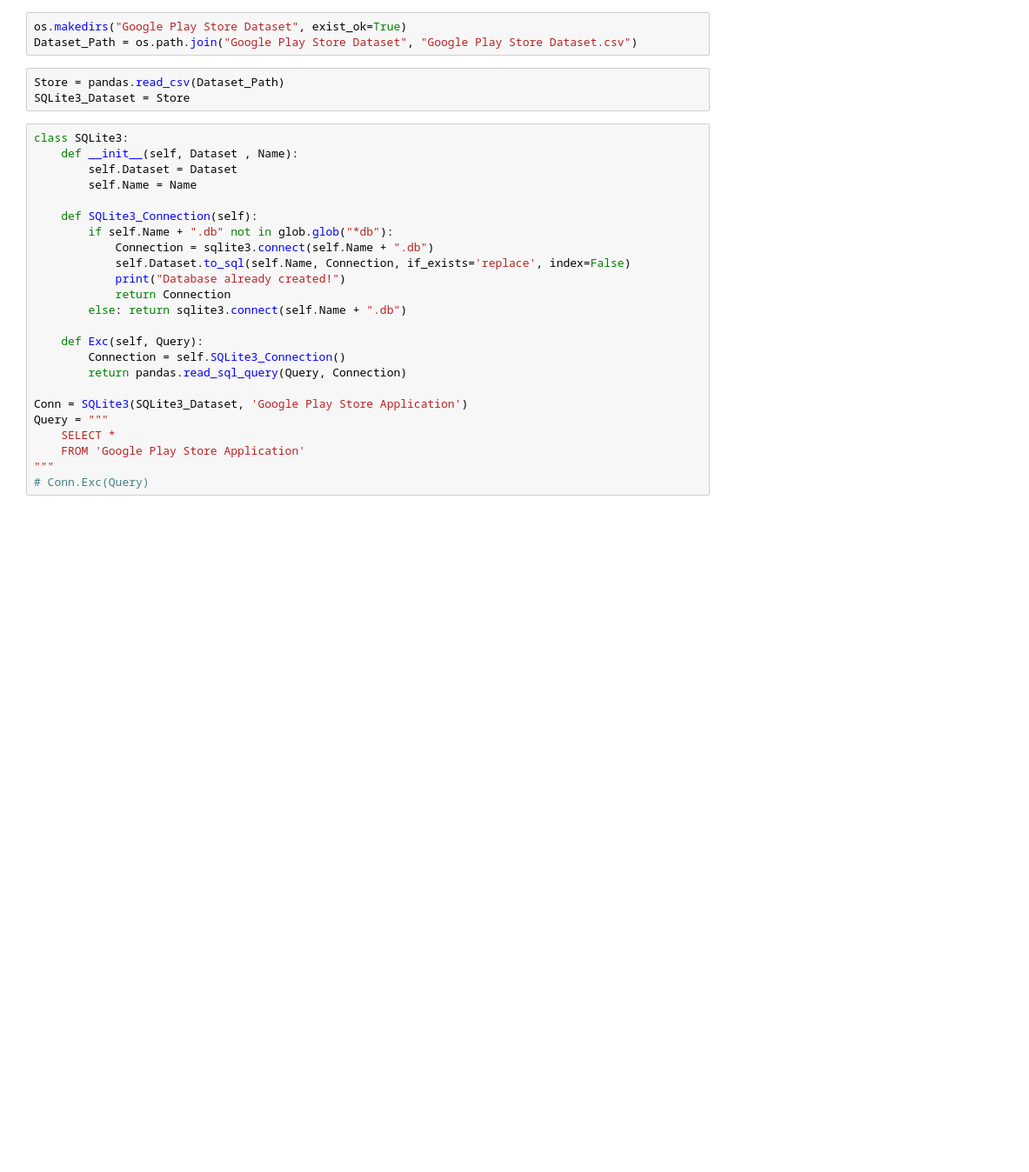
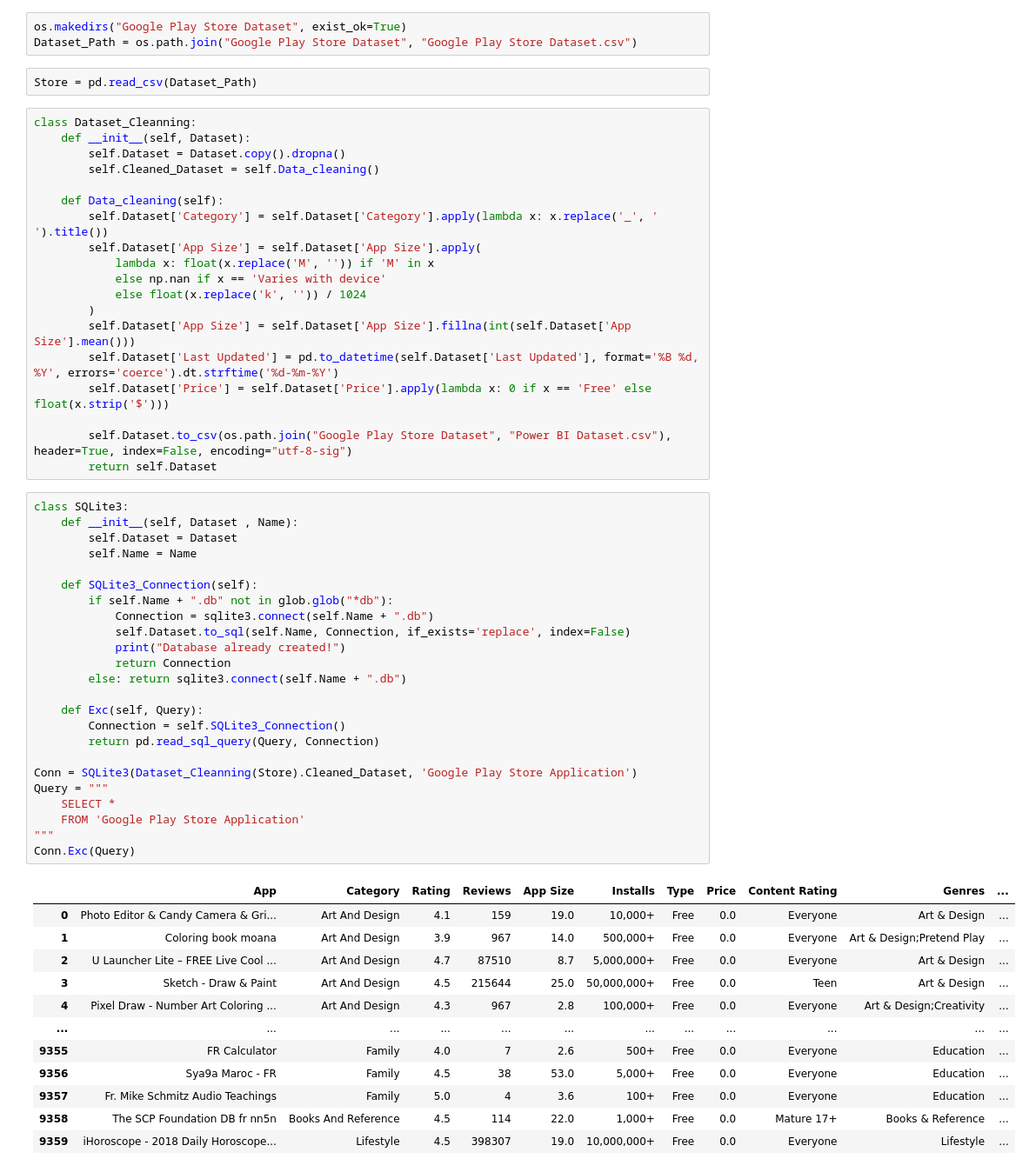
Before and after one commit to onsra520/Google-Play-Application-Analysis, a Jupyter notebook: Google Applications Analysis.ipynb, the cells around one changed output. Shown at 87% size. Drawn from its saved outputs; the diff is of its cells as text; blank space fills up the shorter version.

```diff
--- a/Google Applications Analysis.ipynb
+++ b/Google Applications Analysis.ipynb
@@ -10,29 +11,60 @@ from tensorflow.keras.layers import LSTM, Dense, Dropout
 os.makedirs("Google Play Store Dataset", exist_ok=True)
 Dataset_Path = os.path.join("Google Play Store Dataset", "Google Play Store Dataset.csv")
 # %%
-Store = pandas.read_csv(Dataset_Path)
-SQLite3_Dataset = Store
+Store = pd.read_csv(Dataset_Path)
+# %%
+class Dataset_Cleanning:
+    def __init__(self, Dataset):
+        self.Dataset = Dataset.copy().dropna()
+        self.Cleaned_Dataset = self.Data_cleaning()
+
+    def Data_cleaning(self):
+        self.Dataset['Category'] = self.Dataset['Category'].apply(lambda x: x.replace('_', ' ').title())
+        self.Dataset['App Size'] = self.Dataset['App Size'].apply(
+            lambda x: float(x.replace('M', '')) if 'M' in x
+            else np.nan if x == 'Varies with device'
+            else float(x.replace('k', '')) / 1024
+        )
+        self.Dataset['App Size'] = self.Dataset['App Size'].fillna(int(self.Dataset['App Size'].mean()))
+        self.Dataset['Last Updated'] = pd.to_datetime(self.Dataset['Last Updated'], format='%B %d, %Y', errors='coerce').dt.strftime('%d-%m-%Y')
+        self.Dataset['Price'] = self.Dataset['Price'].apply(lambda x: 0 if x == 'Free' else float(x.strip('$')))
+
+        self.Dataset.to_csv(os.path.join("Google Play Store Dataset", "Power BI Dataset.csv"), header=True, index=False, encoding="utf-8-sig")
+        return self.Dataset
 # %%
 class SQLite3:
     def __init__(self, Dataset , Name):
         self.Dataset = Dataset
         self.Name = Name
 
     def SQLite3_Connection(self):
         if self.Name + ".db" not in glob.glob("*db"):
             Connection = sqlite3.connect(self.Name + ".db")
             self.Dataset.to_sql(self.Name, Connection, if_exists='replace', index=False)
             print("Database already created!")
             return Connection
         else: return sqlite3.connect(self.Name + ".db")
 
     def Exc(self, Query):
         Connection = self.SQLite3_Connection()
-        return pandas.read_sql_query(Query, Connection)
+        return pd.read_sql_query(Query, Connection)
 
-Conn = SQLite3(SQLite3_Dataset, 'Google Play Store Application')
+Conn = SQLite3(Dataset_Cleanning(Store).Cleaned_Dataset, 'Google Play Store Application')
 Query = """
     SELECT *
     FROM 'Google Play Store Application'
 """
-# Conn.Exc(Query)
+Conn.Exc(Query)
+# %% [output]
+|  | App | Category | Rating | Reviews | App Size | Installs | Type | Price | Content Rating | Genres | ... |
+| 0 | Photo Editor & Candy Camera & Gri... | Art And Design | 4.1 | 159 | 19.0 | 10,000+ | Free | 0.0 | Everyone | Art & Design | ... |
+| 1 | Coloring book moana | Art And Design | 3.9 | 967 | 14.0 | 500,000+ | Free | 0.0 | Everyone | Art & Design;Pretend Play | ... |
+| 2 | U Launcher Lite – FREE Live Cool ... | Art And Design | 4.7 | 87510 | 8.7 | 5,000,000+ | Free | 0.0 | Everyone | Art & Design | ... |
+| 3 | Sketch - Draw & Paint | Art And Design | 4.5 | 215644 | 25.0 | 50,000,000+ | Free | 0.0 | Teen | Art & Design | ... |
+| 4 | Pixel Draw - Number Art Coloring ... | Art And Design | 4.3 | 967 | 2.8 | 100,000+ | Free | 0.0 | Everyone | Art & Design;Creativity | ... |
+| ... | ... | ... | ... | ... | ... | ... | ... | ... | ... | ... | ... |
+| 9355 | FR Calculator | Family | 4.0 | 7 | 2.6 | 500+ | Free | 0.0 | Everyone | Education | ... |
+| 9356 | Sya9a Maroc - FR | Family | 4.5 | 38 | 53.0 | 5,000+ | Free | 0.0 | Everyone | Education | ... |
+| 9357 | Fr. Mike Schmitz Audio Teachings | Family | 5.0 | 4 | 3.6 | 100+ | Free | 0.0 | Everyone | Education | ... |
+| 9358 | The SCP Foundation DB fr nn5n | Books And Reference | 4.5 | 114 | 22.0 | 1,000+ | Free | 0.0 | Mature 17+ | Books & Reference | ... |
+| 9359 | iHoroscope - 2018 Daily Horoscope... | Lifestyle | 4.5 | 398307 | 19.0 | 10,000,000+ | Free | 0.0 | Everyone | Lifestyle | ... |
```
Also changed, not shown: parts of 6 cells of this notebook, 4 other files.
